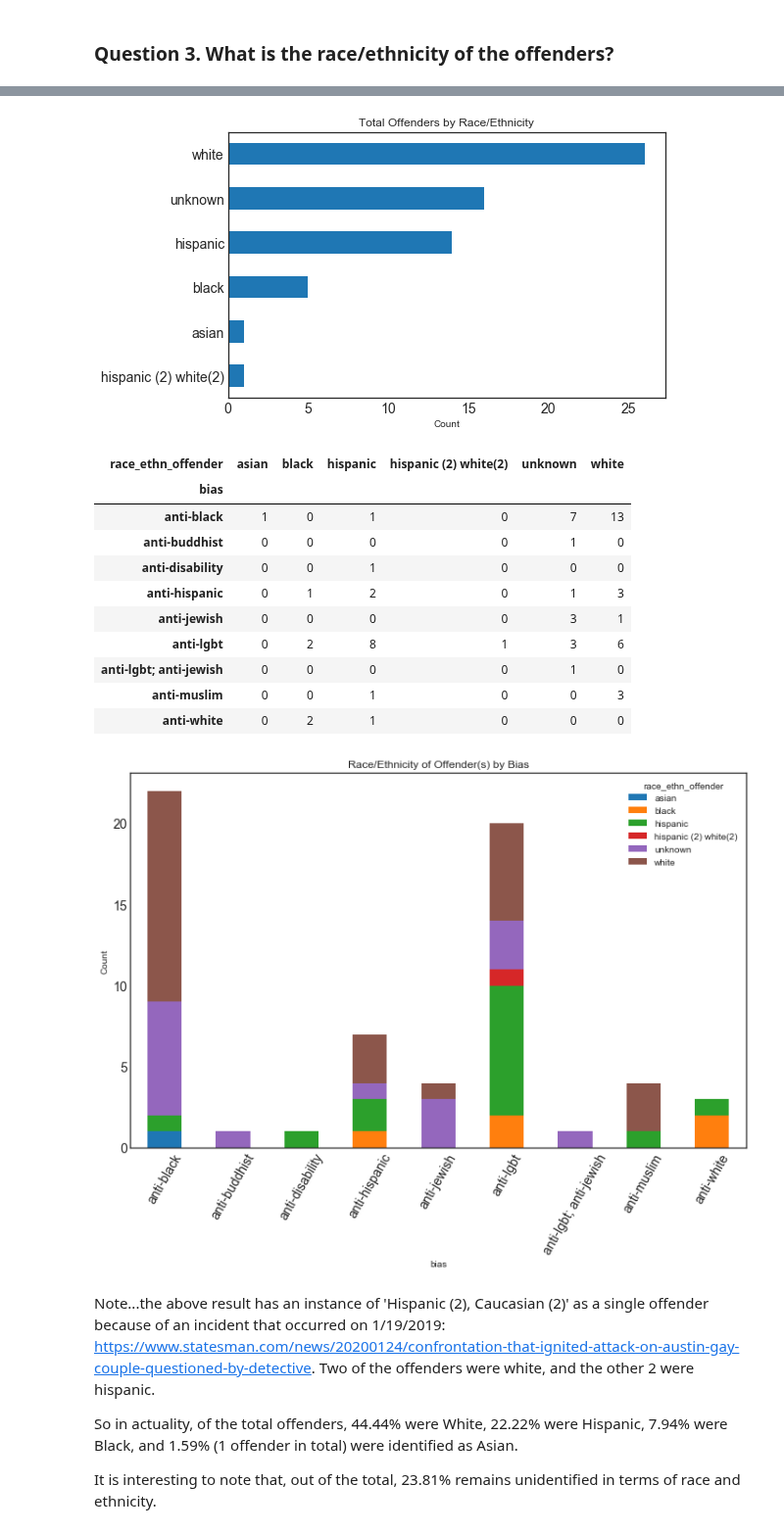
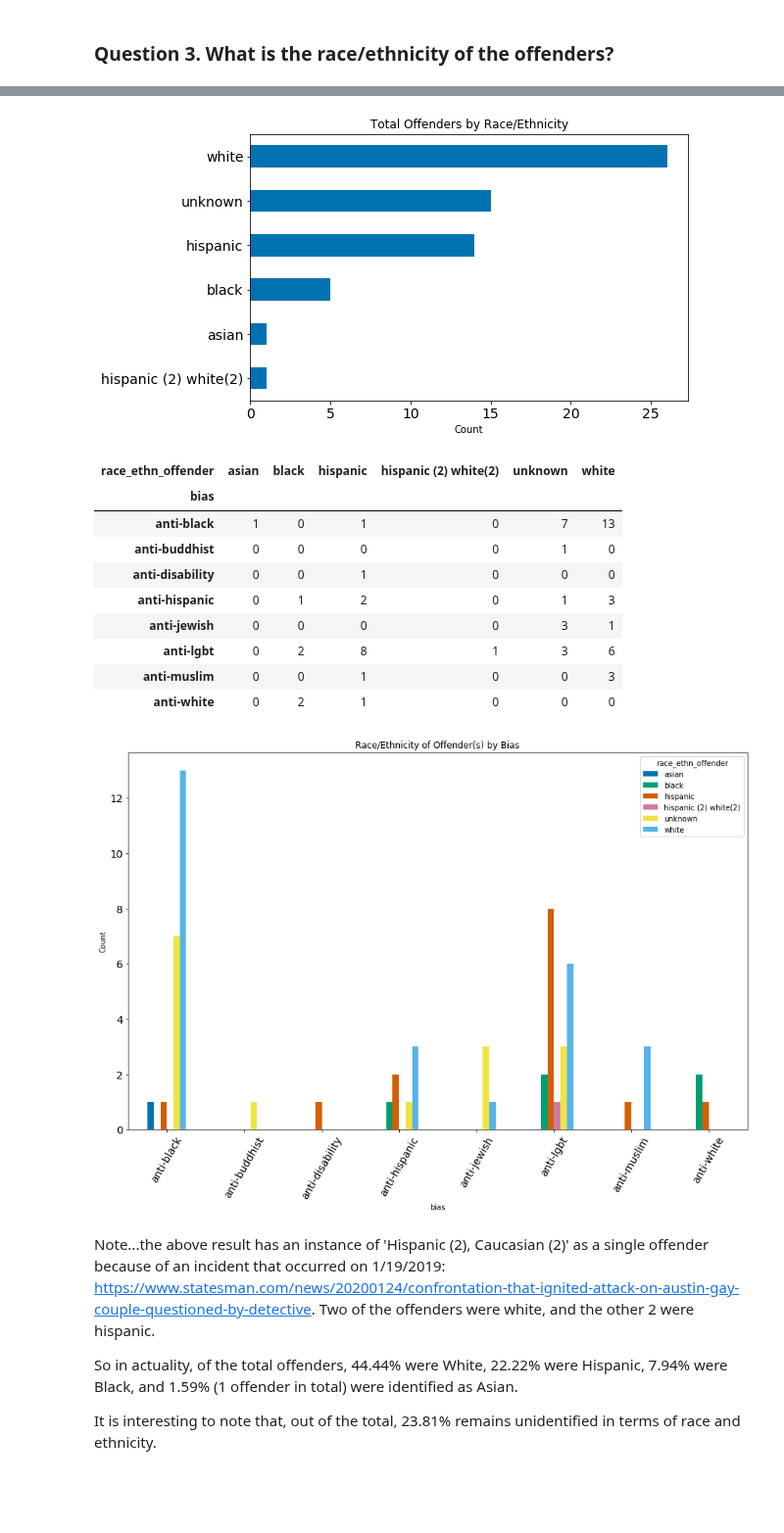
Before and after one commit to rgrantham82/Crime-Analysis, a Jupyter notebook: hate_crimes_analysis/Exploratory Analysis.ipynb, the cells around one changed output, grey strips where cells are left out. Shown at 98% size. Saved outputs shown, nothing was run; the diff lists cells and outputs as text; code cells hidden in the pictures; blank space fills up the shorter version.

```diff
--- a/hate_crimes_analysis/Exploratory Analysis.ipynb
+++ b/hate_crimes_analysis/Exploratory Analysis.ipynb
@@ -21,7 +21,7 @@ import pandas as pd
 import numpy as np
 import matplotlib.pyplot as plt
 # %%
-plt.style.use('seaborn-white')
+plt.style.use('seaborn-colorblind')
 # %%
 # Loading & examining the dataset
 df = pd.read_csv('datasets\df_new.csv')
@@ -198,8 +196,7 @@ plt.show()
 off_race_bias = pd.crosstab(df.bias, df.race_ethn_offender)
 display(off_race_bias)
 
-off_race_bias.plot.bar(figsize=(12,7.5),
-                       stacked=True,
+off_race_bias.plot.bar(figsize=(15,9.375),
                        fontsize=14,
                        rot=60)
 plt.title('Race/Ethnicity of Offender(s) by Bias')
@@ -223,17 +220,16 @@ asian                    0.015873
 Name: race_ethn_offender, dtype: float64
-[figure, old version]
+[figure, new version]
 | race_ethn_offender | asian | black | hispanic | hispanic (2) white(2) | unknown | white |
 | bias |  |  |  |  |  |  |
 | anti-black | 1 | 0 | 1 | 0 | 7 | 13 |
 | anti-buddhist | 0 | 0 | 0 | 0 | 1 | 0 |
 | anti-disability | 0 | 0 | 1 | 0 | 0 | 0 |
 | anti-hispanic | 0 | 1 | 2 | 0 | 1 | 3 |
 | anti-jewish | 0 | 0 | 0 | 0 | 3 | 1 |
 | anti-lgbt | 0 | 2 | 8 | 1 | 3 | 6 |
-| anti-lgbt; anti-jewish | 0 | 0 | 0 | 0 | 1 | 0 |
 | anti-muslim | 0 | 0 | 1 | 0 | 0 | 3 |
 | anti-white | 0 | 2 | 1 | 0 | 0 | 0 |
-[figure, old version]
+[figure, new version]
 # %% [markdown]
 Note...the above result has an instance of 'Hispanic (2), Caucasian (2)' as a single offender because of an incident that occurred on 1/19/2019: https://www.statesman.com/news/20200124/confrontation-that-ignited-attack-on-austin-gay-couple-questioned-by-detective. Two of the offenders were white, and the other 2 were hispanic.
 
```
Also changed, not shown: parts of 10 cells of this notebook.
